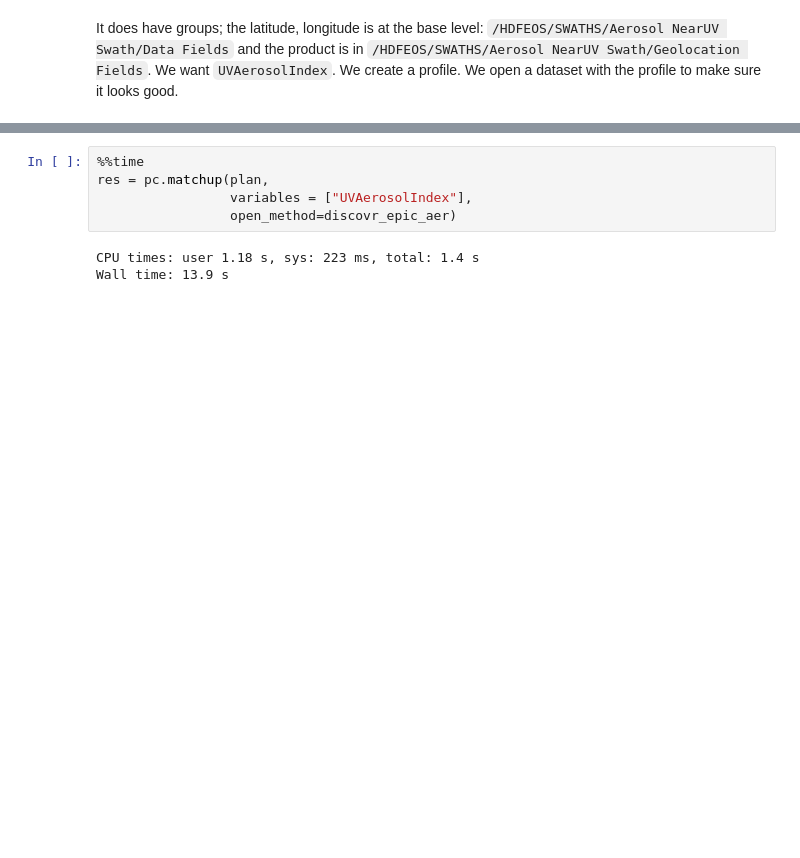
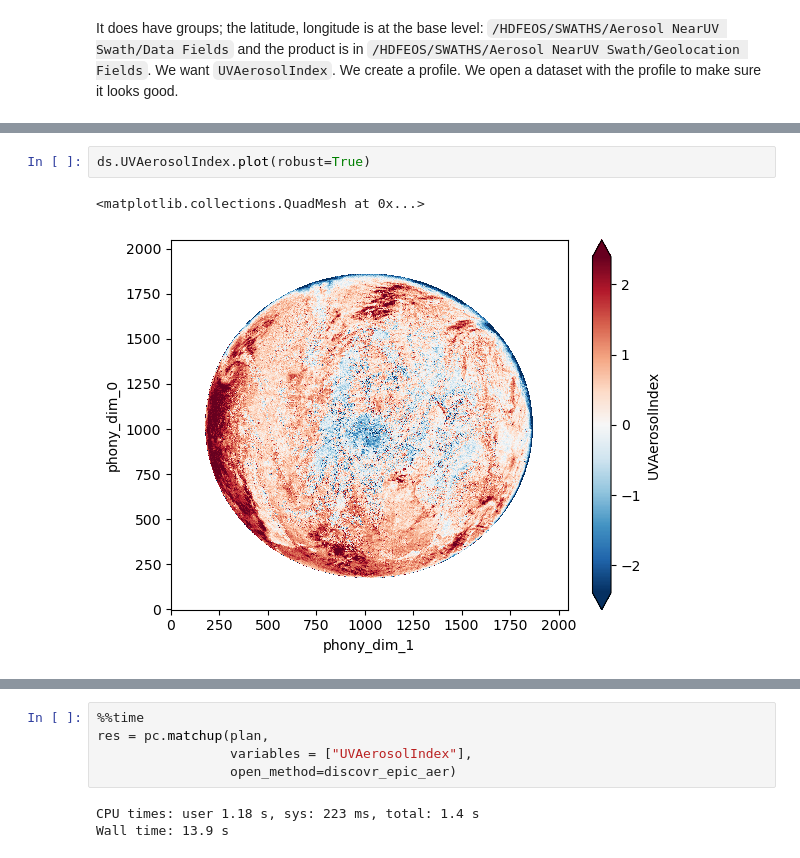
Before and after one commit to fish-pace/earthaccess_matchup, a Jupyter notebook: examples/docs_4_discovr_epic.ipynb, the cells around one changed output, grey strips where cells are left out. Drawn from its saved outputs; the diff is of its cells as text; blank space fills up the shorter version.

Commit message:
add plot

```diff
--- a/examples/docs_4_discovr_epic.ipynb
+++ b/examples/docs_4_discovr_epic.ipynb
@@ -257 +261,6 @@ Data variables: (12/34)
+# %%
+ds.UVAerosolIndex.plot(robust=True)
+# %% [output]
+<matplotlib.collections.QuadMesh at 0x...>
+[figure, added]
 # %%
```
Also changed, not shown: parts of 6 cells of this notebook.
